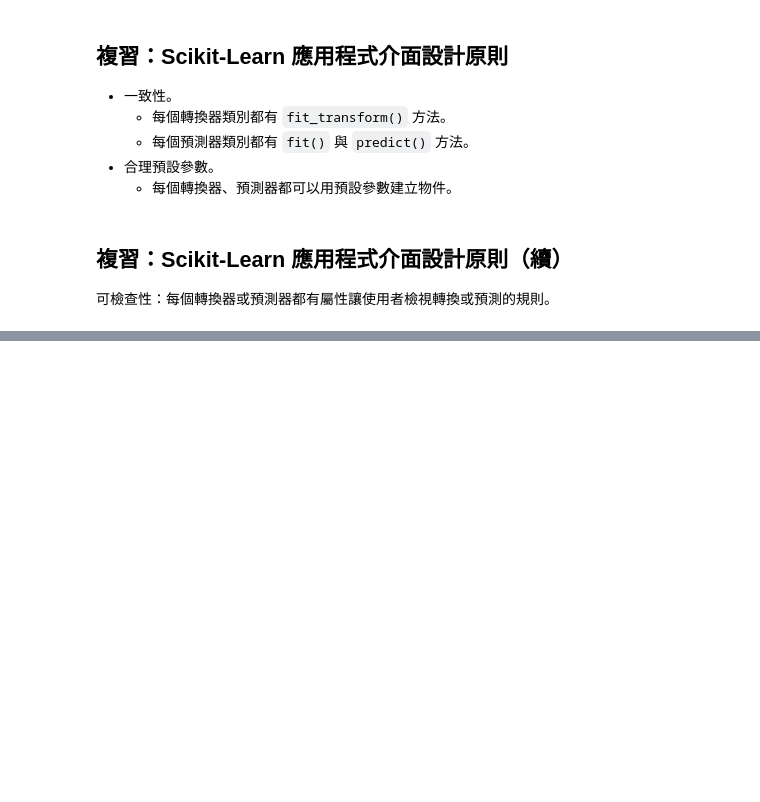
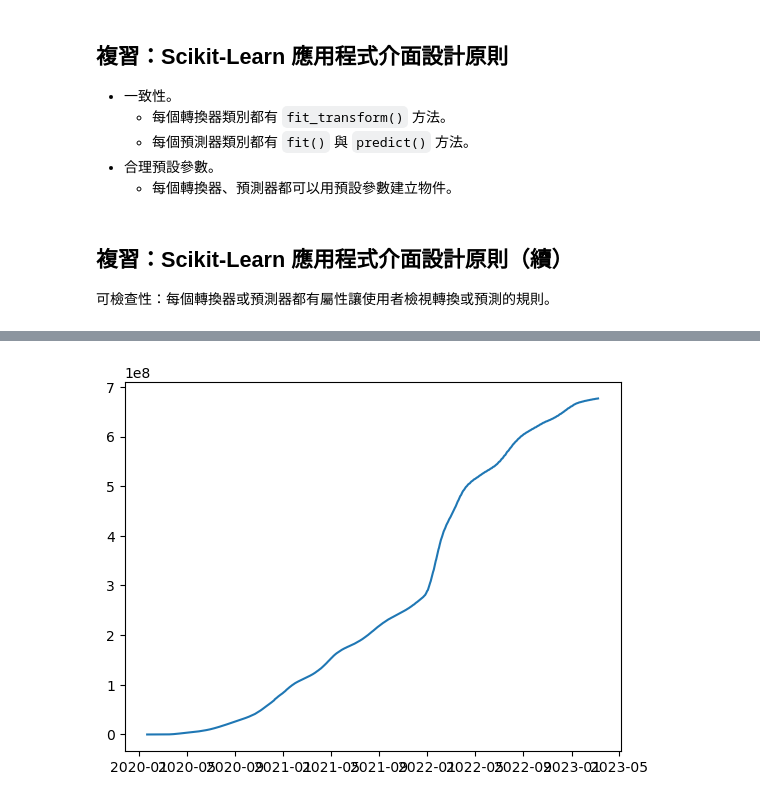
Before and after one commit to datainpoint/classroom-landbank-2026, a Jupyter notebook: day_05.ipynb, the cells around one changed output, grey strips where cells are left out. Drawn from its saved outputs; the diff is of its cells as text; code cells hidden in the pictures; blank space fills up the shorter version.

```diff
--- a/day_05.ipynb
+++ b/day_05.ipynb
@@ -388,0 +351,6 @@ dat = sc.germancredit()
+# %%
+import pandas as pd
+
+wide_time_series = pd.read_csv("https://raw.githubusercontent.com/CSSEGISandData/COVID-19/refs/heads/master/csse_covid_19_data/csse_covid_19_time_series/time_series_covid19_confirmed_global.csv")
+print(wide_time_series.shape)
+wide_time_series.head()
@@ -388,0 +366,6 @@ dat = sc.germancredit()
+# %%
+long_time_series = pd.melt(wide_time_series,
+                           id_vars=["Province/State", "Country/Region", "Lat", "Long"],
+                           var_name="Date", value_name="Confirmed")
+print(long_time_series.shape)
+long_time_series.head()
@@ -388,0 +380,8 @@ dat = sc.germancredit()
+# %%
+long_time_series["Date"] = pd.to_datetime(long_time_series["Date"], format="%m/%d/%y")
+world_time_series = long_time_series.groupby("Date")["Confirmed"].sum().reset_index()
+fig, ax = plt.subplots()
+ax.plot(world_time_series["Date"], world_time_series["Confirmed"])
+plt.show()
+# %% [output]
+[figure, added]
```
Also changed, not shown: parts of 80 cells of this notebook, 1 other file.
